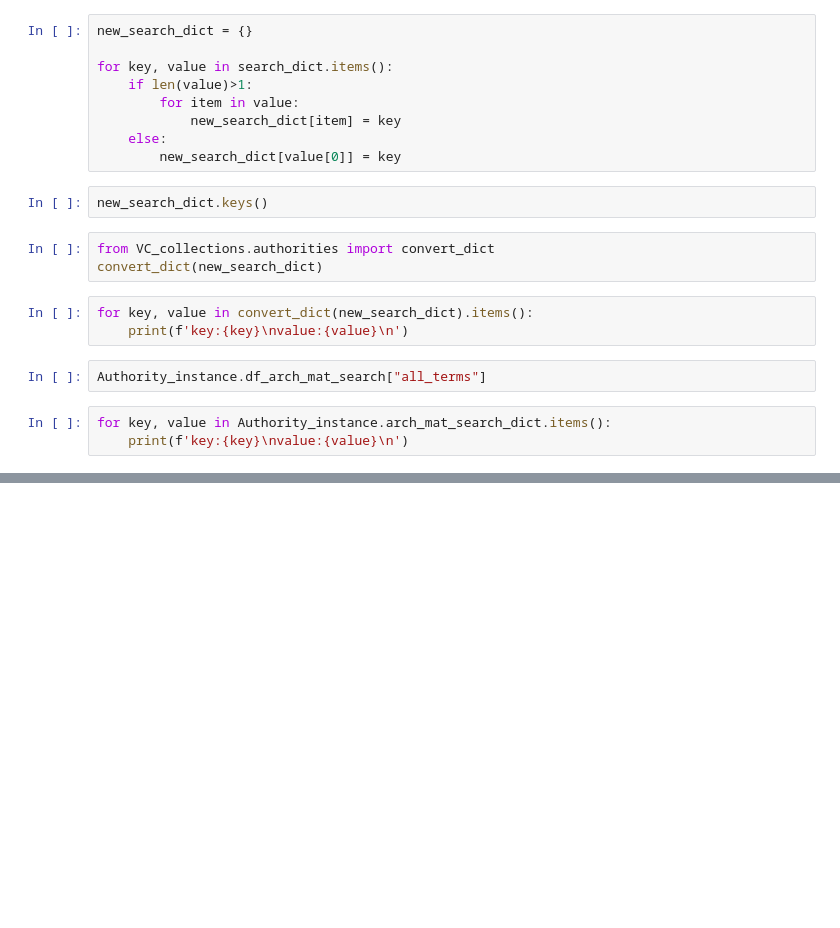
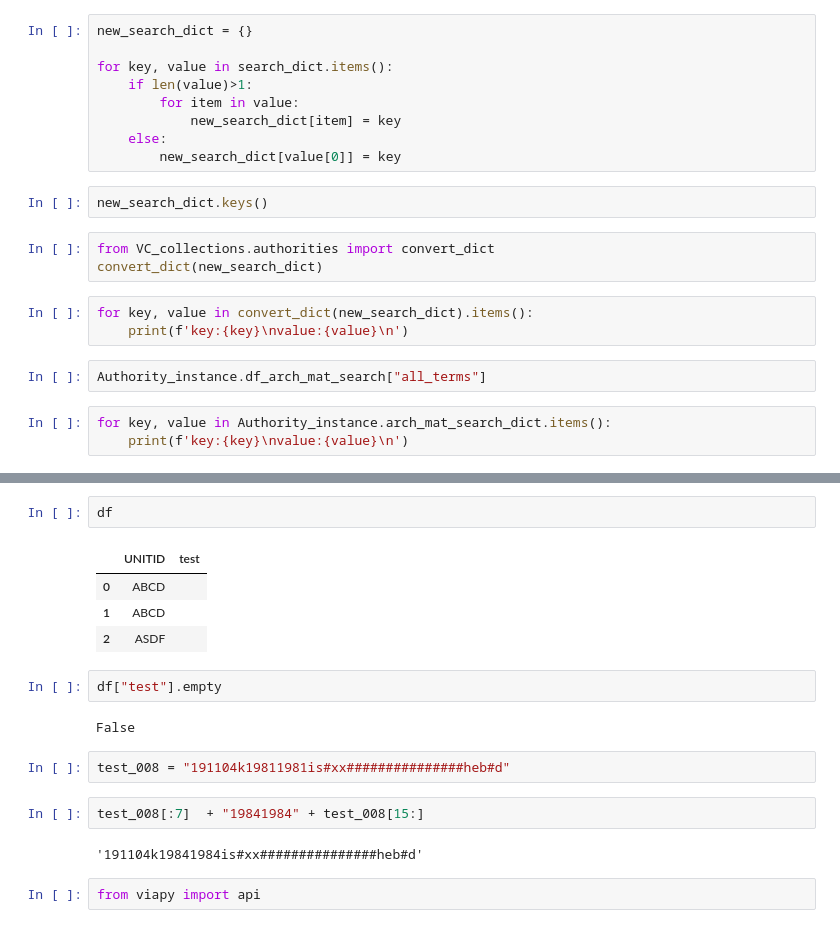
Before and after one commit to ygherman/VisualArts_Preprocessing, a Jupyter notebook: tesing.ipynb, the cells around one changed output, grey strips where cells are left out. Saved outputs shown, nothing was run; the diff lists cells and outputs as text; blank space fills up the shorter version.

```diff
--- a/tesing.ipynb
+++ b/tesing.ipynb
@@ -103,0 +295,19 @@ for key, value in Authority_instance.arch_mat_search_dict.items():
+# %%
+df
+# %% [output]
+|  | UNITID | test |
+| 0 | ABCD |  |
+| 1 | ABCD |  |
+| 2 | ASDF |  |
+# %%
+df["test"].empty
+# %% [output]
+False
+# %%
+test_008 = "191104k19811981is#xx###############heb#d"
+# %%
+test_008[:7]  + "19841984" + test_008[15:]
+# %% [output]
+'191104k19841984is#xx###############heb#d'
+# %%
+from viapy import api
```
Also changed, not shown: parts of 44 cells of this notebook, 13 other files.
